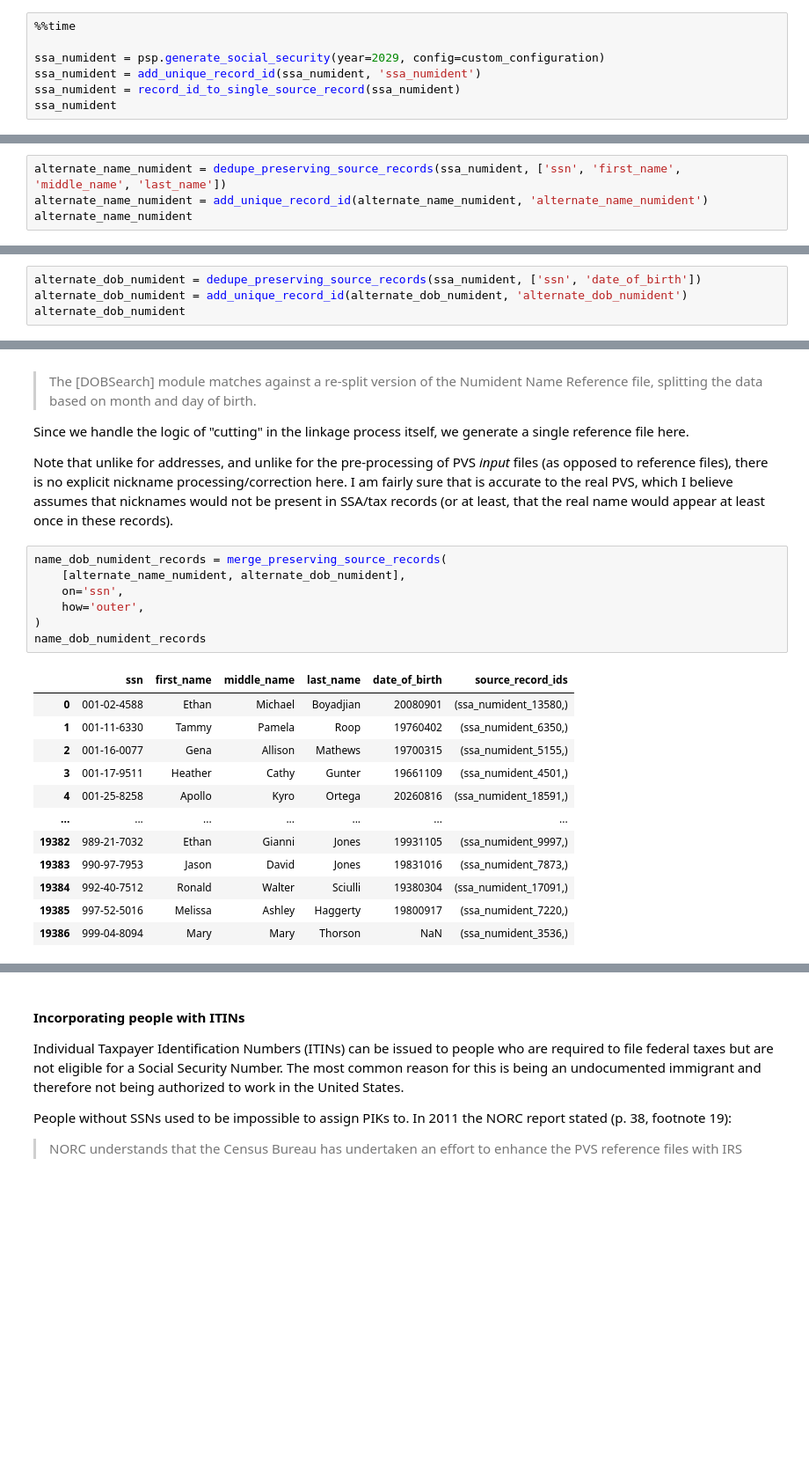
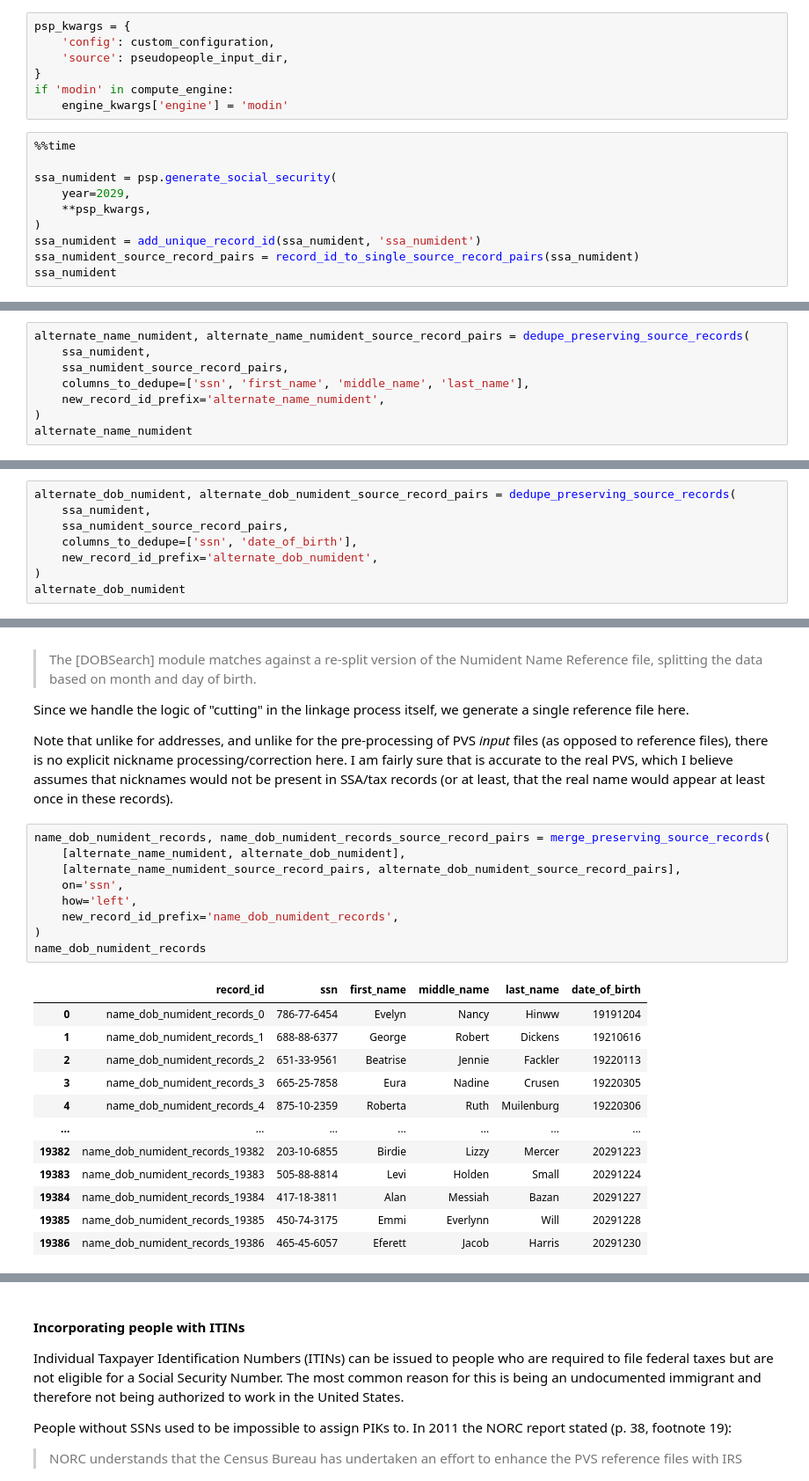
Before and after one commit to ihmeuw/person_linkage_case_study, a Jupyter notebook: linkage/pvs_like_case_study/generate_simulated_data/generate_simulated_data_small_sample.ipynb, the cells around one changed output, grey strips where cells are left out. Shown at 88% size. Cells and saved outputs as stored; diff of their text form; blank space fills up the shorter version.

```diff
--- a/linkage/pvs_like_case_study/generate_simulated_data/generate_simulated_data_small_sample.ipynb
+++ b/linkage/pvs_like_case_study/generate_simulated_data/generate_simulated_data_small_sample.ipynb
@@ -173,11 +311,21 @@ Social Security transaction records through **March** of each year" (p. 105),
 though it isn't clear when in the year the Census Numident is actually re-created.
 
 The SSA Numident is supposed to contain a sex column, but it currently doesn't in pseudopeople.
+# %%
+psp_kwargs = {
+    'config': custom_configuration,
+    'source': pseudopeople_input_dir,
+}
+if 'modin' in compute_engine:
+    engine_kwargs['engine'] = 'modin'
 # %%
 %%time
 
-ssa_numident = psp.generate_social_security(year=2029, config=custom_configuration)
+ssa_numident = psp.generate_social_security(
+    year=2029,
+    **psp_kwargs,
+)
 ssa_numident = add_unique_record_id(ssa_numident, 'ssa_numident')
-ssa_numident = record_id_to_single_source_record(ssa_numident)
+ssa_numident_source_record_pairs = record_id_to_single_source_record_pairs(ssa_numident)
 ssa_numident
 # %% [output]
@@ -457,7 +622,11 @@ Wagner and Layne, p. 9:
 >  All variants of name information for each SSN are retained in the Alternate Name
 Numident file...
 # %%
-alternate_name_numident = dedupe_preserving_source_records(ssa_numident, ['ssn', 'first_name', 'middle_name', 'last_name'])
-alternate_name_numident = add_unique_record_id(alternate_name_numident, 'alternate_name_numident')
+alternate_name_numident, alternate_name_numident_source_record_pairs = dedupe_preserving_source_records(
+    ssa_numident,
+    ssa_numident_source_record_pairs,
+    columns_to_dedupe=['ssn', 'first_name', 'middle_name', 'last_name'],
+    new_record_id_prefix='alternate_name_numident',
+)
 alternate_name_numident
 # %% [output]
@@ -510,7 +679,11 @@ Wagner and Layne, p. 9:
 > ... while all variants of date of birth data are retained in the Alternate DOB
 Numident.
 # %%
-alternate_dob_numident = dedupe_preserving_source_records(ssa_numident, ['ssn', 'date_of_birth'])
-alternate_dob_numident = add_unique_record_id(alternate_dob_numident, 'alternate_dob_numident')
+alternate_dob_numident, alternate_dob_numident_source_record_pairs = dedupe_preserving_source_records(
+    ssa_numident,
+    ssa_numident_source_record_pairs,
+    columns_to_dedupe=['ssn', 'date_of_birth'],
+    new_record_id_prefix='alternate_dob_numident',
+)
 alternate_dob_numident
 # %% [output]
@@ -587,25 +760,27 @@ I am fairly sure that is accurate to the real PVS, which I believe assumes that
 would not be present in SSA/tax records (or at least, that the real name would appear
 at least once in these records).
 # %%
-name_dob_numident_records = merge_preserving_source_records(
+name_dob_numident_records, name_dob_numident_records_source_record_pairs = merge_preserving_source_records(
     [alternate_name_numident, alternate_dob_numident],
+    [alternate_name_numident_source_record_pairs, alternate_dob_numident_source_record_pairs],
     on='ssn',
-    how='outer',
+    how='left',
+    new_record_id_prefix='name_dob_numident_records',
 )
 name_dob_numident_records
 # %% [output]
-|  | ssn | first_name | middle_name | last_name | date_of_birth | source_record_ids |
-| 0 | 001-02-4588 | Ethan | Michael | Boyadjian | 20080901 | (ssa_numident_13580,) |
-| 1 | 001-11-6330 | Tammy | Pamela | Roop | 19760402 | (ssa_numident_6350,) |
-| 2 | 001-16-0077 | Gena | Allison | Mathews | 19700315 | (ssa_numident_5155,) |
-| 3 | 001-17-9511 | Heather | Cathy | Gunter | 19661109 | (ssa_numident_4501,) |
-| 4 | 001-25-8258 | Apollo | Kyro | Ortega | 20260816 | (ssa_numident_18591,) |
+|  | record_id | ssn | first_name | middle_name | last_name | date_of_birth |
+| 0 | name_dob_numident_records_0 | 786-77-6454 | Evelyn | Nancy | Hinww | 19191204 |
+| 1 | name_dob_numident_records_1 | 688-88-6377 | George | Robert | Dickens | 19210616 |
+| 2 | name_dob_numident_records_2 | 651-33-9561 | Beatrise | Jennie | Fackler | 19220113 |
+| 3 | name_dob_numident_records_3 | 665-25-7858 | Eura | Nadine | Crusen | 19220305 |
+| 4 | name_dob_numident_records_4 | 875-10-2359 | Roberta | Ruth | Muilenburg | 19220306 |
 | ... | ... | ... | ... | ... | ... | ... |
-| 19382 | 989-21-7032 | Ethan | Gianni | Jones | 19931105 | (ssa_numident_9997,) |
-| 19383 | 990-97-7953 | Jason | David | Jones | 19831016 | (ssa_numident_7873,) |
-| 19384 | 992-40-7512 | Ronald | Walter | Sciulli | 19380304 | (ssa_numident_17091,) |
-| 19385 | 997-52-5016 | Melissa | Ashley | Haggerty | 19800917 | (ssa_numident_7220,) |
-| 19386 | 999-04-8094 | Mary | Mary | Thorson | NaN | (ssa_numident_3536,) |
+| 19382 | name_dob_numident_records_19382 | 203-10-6855 | Birdie | Lizzy | Mercer | 20291223 |
+| 19383 | name_dob_numident_records_19383 | 505-88-8814 | Levi | Holden | Small | 20291224 |
+| 19384 | name_dob_numident_records_19384 | 417-18-3811 | Alan | Messiah | Bazan | 20291227 |
+| 19385 | name_dob_numident_records_19385 | 450-74-3175 | Emmi | Everlynn | Will | 20291228 |
+| 19386 | name_dob_numident_records_19386 | 465-45-6057 | Eferett | Jacob | Harris | 20291230 |
 19387 rows × 6 columns
 # %%
 name_dob_numident_records[name_dob_numident_records.ssn.duplicated(keep=False)].sort_values('ssn')
```
Also changed, not shown: parts of 82 cells of this notebook, 12 other files.
